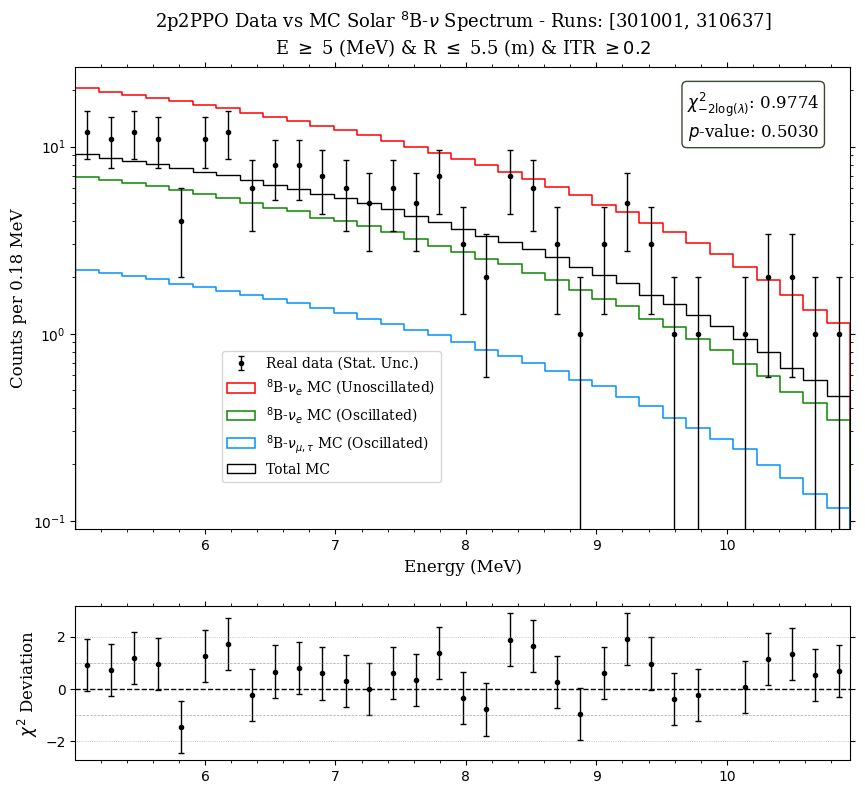
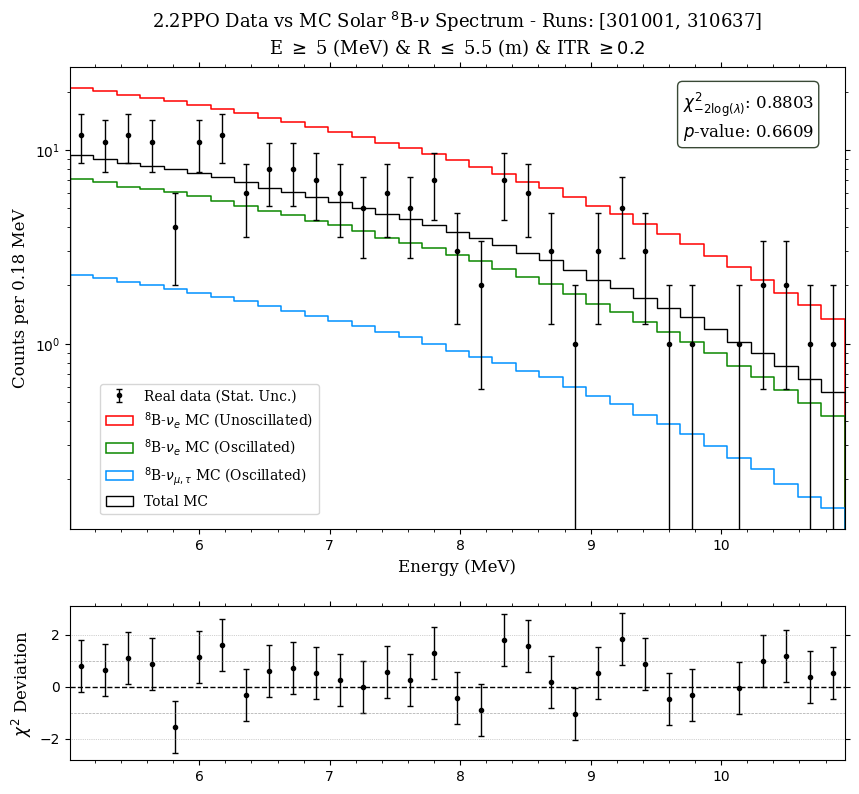
Code edit (unified diff) that turned the first committed figure into the second:
--- before
+++ after
@@ -80,9 +80,8 @@
 ordered_handles = [label_to_handle[l] for l in order]
 
-ax_top.legend(ordered_handles, order, bbox_to_anchor=(0.18, 0.40), prop = font_prop)
+ax_top.legend(ordered_handles, order, bbox_to_anchor=(0.03, 0.33), prop = font_prop)
 
 
 # ---- Statistical Info Box (Top Right) ----
-
 stats_text = (rf"$\chi^{{2}}_{{-2\text{{log}}(\lambda)}}$: {reduced_chi2:.4f}" + "\n" +
               rf"$p$-value: {p_value:.4f}")

Commit: Updating analysis